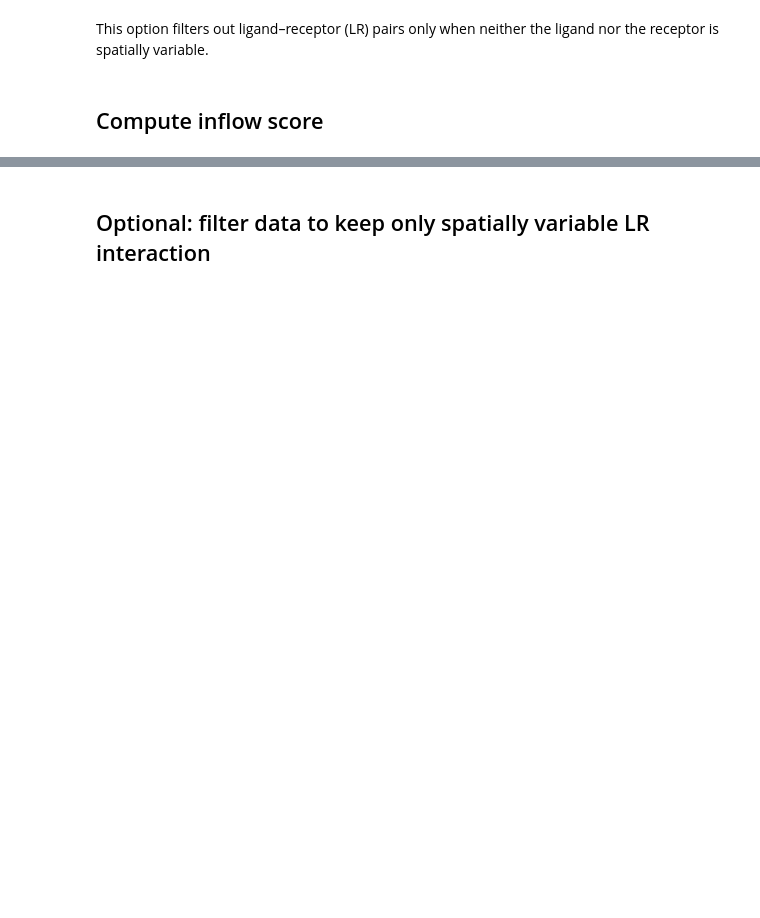
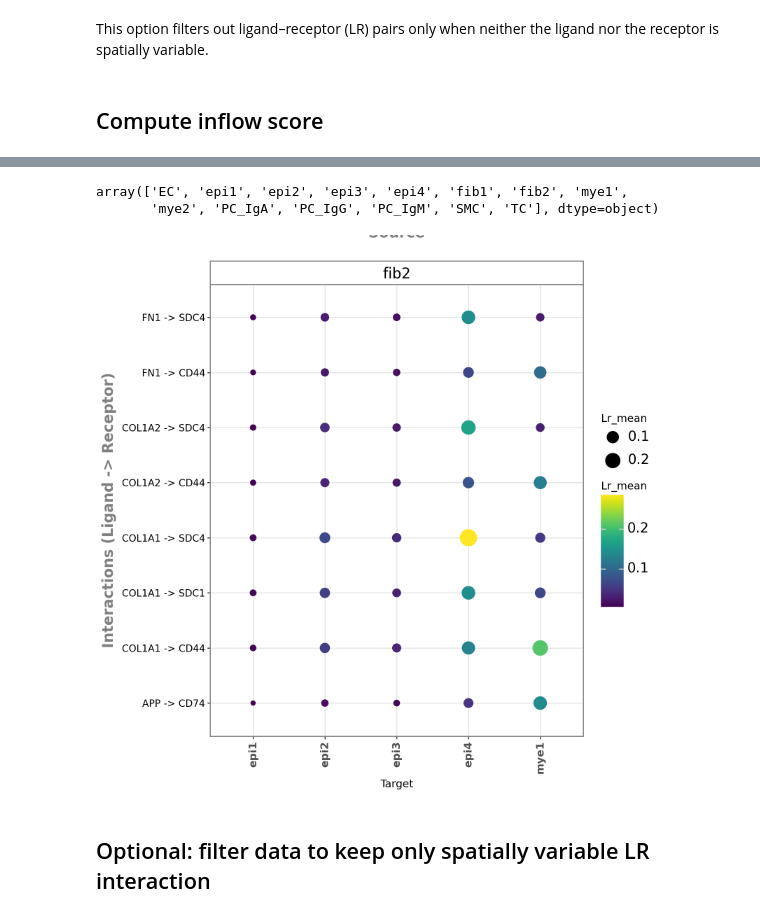
Before and after one commit to AtheerAS/liana-py, a Jupyter notebook: docs/source/notebooks/inflow_score_tutorial.ipynb, the cells around one changed output, grey strips where cells are left out. Drawn from its saved outputs; the diff is of its cells as text; code cells hidden in the pictures; blank space fills up the shorter version.

```diff
--- a/docs/source/notebooks/inflow_score_tutorial.ipynb
+++ b/docs/source/notebooks/inflow_score_tutorial.ipynb
@@ -162,3 +179,20 @@ global_res.sort_values('value').tail() # NOTE: should correspond to the most com
+# %%
+lrdata.uns["global_score"]["source"].unique()
+# %% [output]
+array(['EC', 'epi1', 'epi2', 'epi3', 'epi4', 'fib1', 'fib2', 'mye1',
+       'mye2', 'PC_IgA', 'PC_IgG', 'PC_IgM', 'SMC', 'TC'], dtype=object)
+# %%
+li.pl.dotplot(adata = lrdata,
+              colour='lr_mean',
+              size = "lr_mean",
+              source_labels=['fib2'],
+              target_labels=['epi1', "epi4", "epi3", "epi2", "mye1"],
+              filter_fun=lambda x: x['lr_mean'] > 0.1,
+              figure_size=(8, 8),
+              uns_key='global_score'
+             )
+# %% [output]
+[figure, added]
 # %% [markdown]
 ## Optional: filter data to keep only spatially variable LR interaction
 # %%
```
Also changed, not shown: parts of 27 cells of this notebook, 4 other files.
